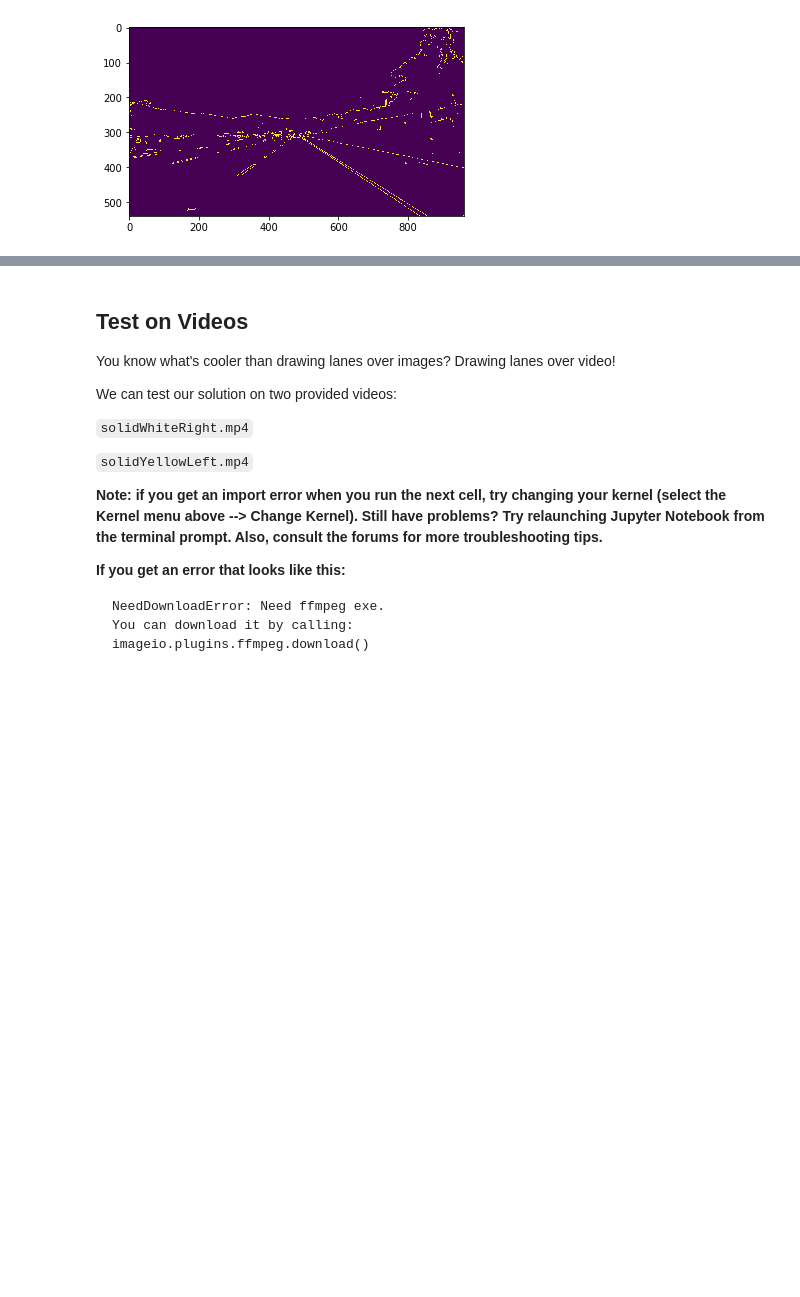
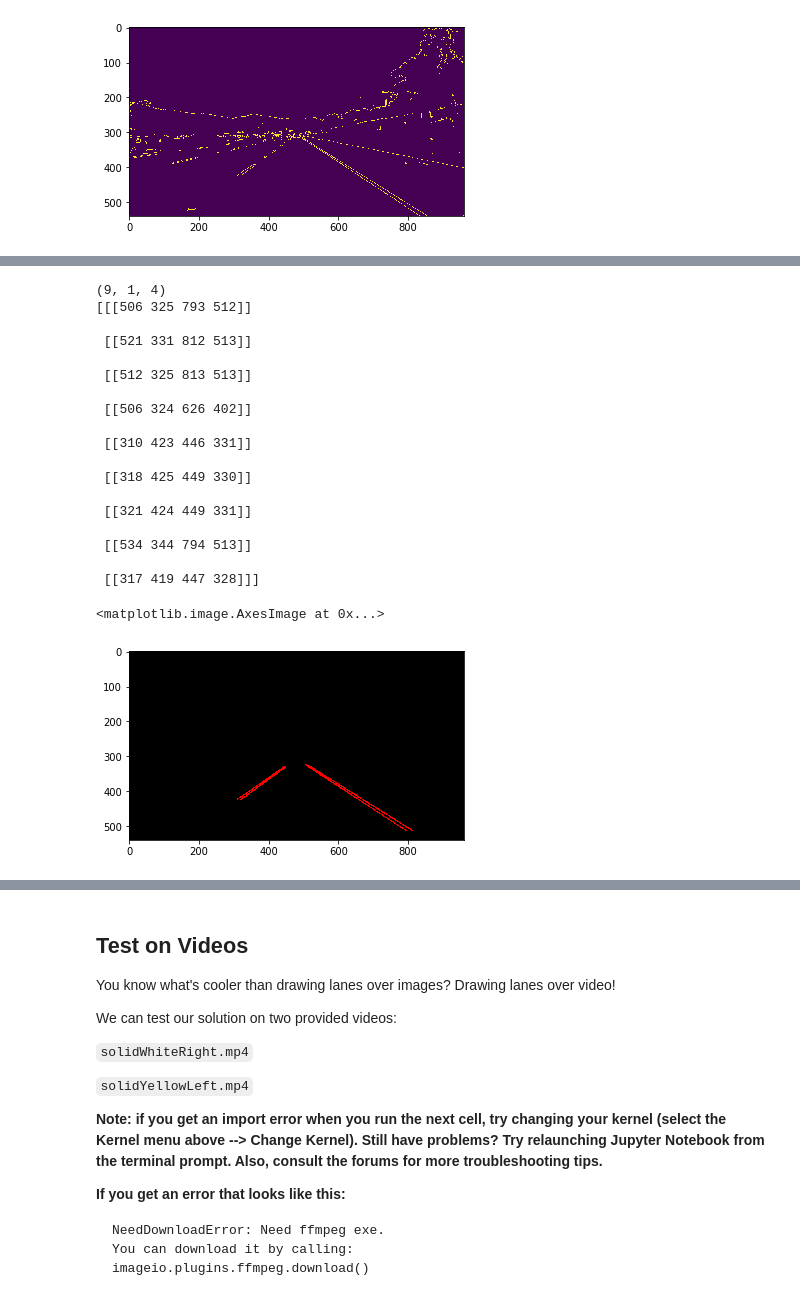
Before and after one commit to mike9251/SDC, a Jupyter notebook: CarND-LaneLines-P1-master/P1.ipynb, the cells around one changed output, grey strips where cells are left out. Drawn from its saved outputs; the diff is of its cells as text; code cells hidden in the pictures; blank space fills up the shorter version.

```diff
--- a/CarND-LaneLines-P1-master/P1.ipynb
+++ b/CarND-LaneLines-P1-master/P1.ipynb
@@ -237,0 +329,24 @@ print(roi_img.shape)
+# %%
+detected_lines_img, lines = hough_lines(roi_img, rho=1, theta=np.pi/180, threshold=20, min_line_len=20, max_line_gap=300)
+plt.imshow(detected_lines_img)
+# %% [output]
+(9, 1, 4)
+[[[506 325 793 512]]
+
+ [[521 331 812 513]]
+
+ [[512 325 813 513]]
+
+ [[506 324 626 402]]
+
+ [[310 423 446 331]]
+
+ [[318 425 449 330]]
+
+ [[321 424 449 331]]
+
+ [[534 344 794 513]]
+
+ [[317 419 447 328]]]
+<matplotlib.image.AxesImage at 0x...>
+[figure, added]
```
Also changed, not shown: parts of 9 cells of this notebook.
